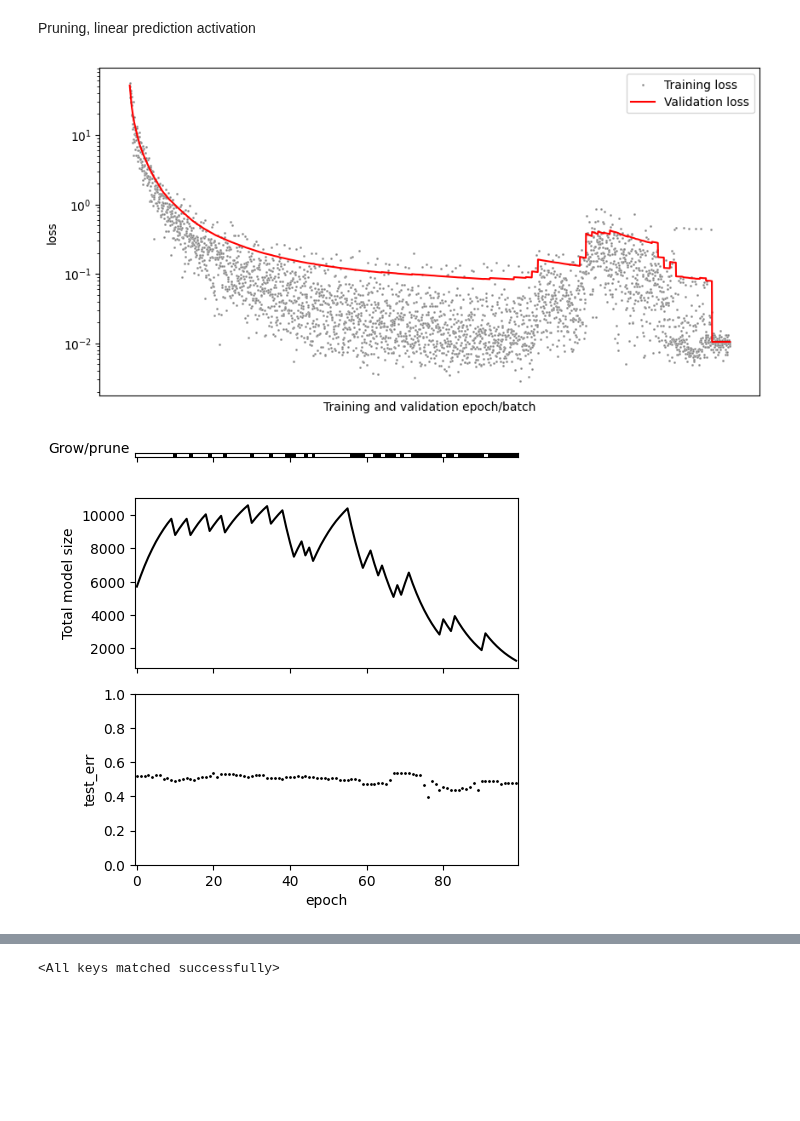
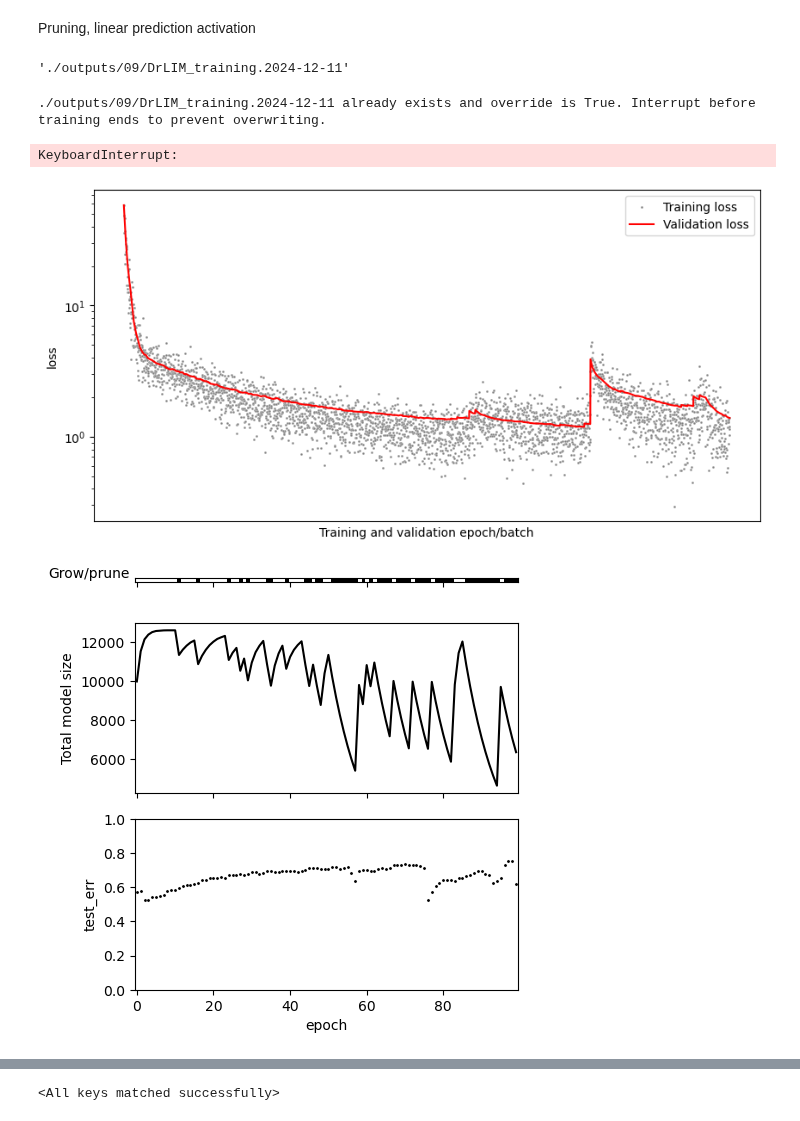
Before and after one commit to cchu70/klab_rotation, a Jupyter notebook: 09_Simple-MLP-unsupervised-prune.ipynb, the cells around one changed output, grey strips where cells are left out. Saved outputs shown, nothing was run; the diff lists cells and outputs as text; code cells hidden in the pictures; blank space fills up the shorter version.

```diff
--- a/09_Simple-MLP-unsupervised-prune.ipynb
+++ b/09_Simple-MLP-unsupervised-prune.ipynb
@@ -25,17 +32,25 @@ train_pair_dataloader.dataset.dataset.pair_labels.shape
 (1178,)
 # %% [markdown]
 Pruning, linear prediction activation
+# %%
+training_fn = f"./outputs/09/DrLIM_training.{date.today()}"
+training_fn
+# %% [output]
+'./outputs/09/DrLIM_training.2024-12-11'
 # %%
 DrLIM_model = DrLIMPruneGrowNetwork(
-    gamma=0.1, init_density=0.5, num_training_iter=100,
+    gamma=0.1, init_density=0.5, num_training_iter=500,
     low_mapping_dim=2, prediction_act=lambda x: x, use_grow_prune_prob=True
 )
+DrLIM_model.to(device='cpu:0')
 
-contrastive_loss_fn = ContrastiveLoss(m=0.2) # if I am using tanh, range is between -1 and 1.
-val_contrastive_loss_fn = ContrastiveLoss(m=0.2, reduction='sum')
+contrastive_loss_fn = ContrastiveLoss(m=5) # if I am using tanh, range is between -1 and 1.
+val_contrastive_loss_fn = ContrastiveLoss(m=5, reduction='sum')
 
 train_losses_epoch, val_losses_epoch, test_df, model_state_dicts = full_train(
     DrLIM_model, train_pair_dataloader, val_pair_dataloader, test_pair_dataloader,
+    model_training_output_dir=training_fn,
+    override=True,
     learning_rate = 1e-3,
     loss_fn=contrastive_loss_fn,
     val_loss_fn=val_contrastive_loss_fn,
@@ -44,3 +59,6 @@ train_losses_epoch, val_losses_epoch, test_df, model_state_dicts = full_train(
     margin=contrastive_loss_fn.m,
     args_expand=True,
 )
+# %% [output]
+./outputs/09/DrLIM_training.2024-12-11 already exists and override is True. Interrupt before training ends to prevent overwriting.
+KeyboardInterrupt:
@@ -49,10 +65,14 @@ stack_training_losses_df, stack_val_losses_df = format_training_outputs(train_lo
+# %%
+stack_training_losses_df = pd.read_csv(f"{training_fn}/stack_training_losses.tsv", sep='\t')
+stack_val_losses_df = pd.read_csv(f"{training_fn}/stack_val_losses.tsv", sep='\t')
+test_df = pd.read_csv(f"{training_fn}/test_err_loss.tsv", sep='\t')
 # %%
 fig, ax = plt.subplots(figsize=(10, 5))
-sns.scatterplot(stack_training_losses_df.reset_index(), x='index', y='loss', label='Training loss', alpha=1.0, c='gray', s=4, ax=ax)
-sns.lineplot(stack_val_losses_df.reset_index(), x='index', y='loss',  label='Validation loss', c='red', ax=ax)
+sns.scatterplot(stack_training_losses_df, x='index', y='loss', label='Training loss', alpha=1.0, c='gray', s=4, ax=ax)
+sns.lineplot(stack_val_losses_df, x='index', y='loss',  label='Validation loss', c='red', ax=ax)
 plt.xticks([])
 plt.xlabel('Training and validation epoch/batch')
 plt.yscale('log')
 plt.show()
 # %% [output]
-[figure, old version]
+[figure, new version]
@@ -59,10 +82,10 @@ plt.show()
 # %%
 fig, axes = plt.subplots(3, 1, figsize=(5, 5), sharex=True, height_ratios=[1, 5, 5])
-axes[0].imshow(np.array(np.array(DrLIM_model.grow_prune_history).reshape(1, -1)), cmap='gray')
+axes[0].imshow(np.array(np.array(model_attr['grow_prune_history']).reshape(1, -1)), cmap='gray')
 axes[0].set_yticks([])
 axes[0].set_ylabel("Grow/prune", rotation=0, ha='right')
 
-axes[1].plot(DrLIM_model.synapse_count_history, c='k')
+axes[1].plot(model_attr['synapse_count_history'], c='k')
 axes[1].set_ylabel("Total model size")
 
 sns.scatterplot(test_df.reset_index(), x='epoch', y='test_err', ax=axes[2], c='k', s=5)
@@ -70,7 +93,7 @@ axes[2].set_ylim(0, 1.0)
 plt.tight_layout()
 plt.show()
 # %% [output]
-[figure, old version]
+[figure, new version]
 # %%
 test_df.sort_values(by='test_err', ascending=True)
 # %% [output]
```
Also changed, not shown: parts of 10 cells of this notebook, 30 other files.
